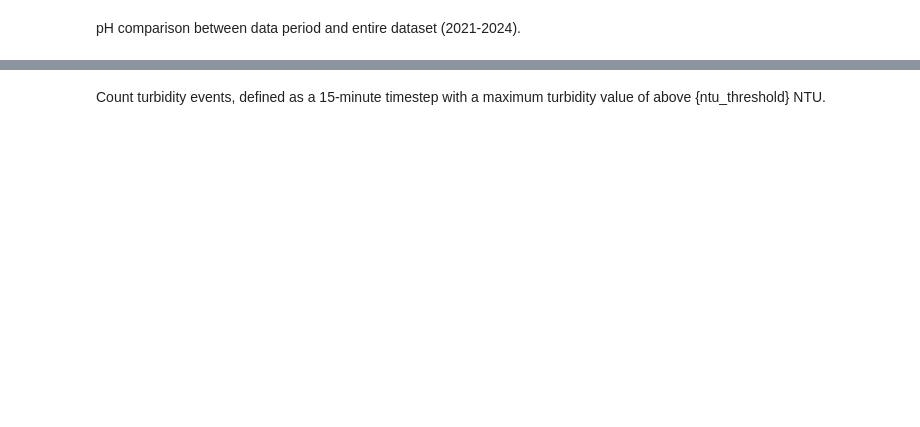
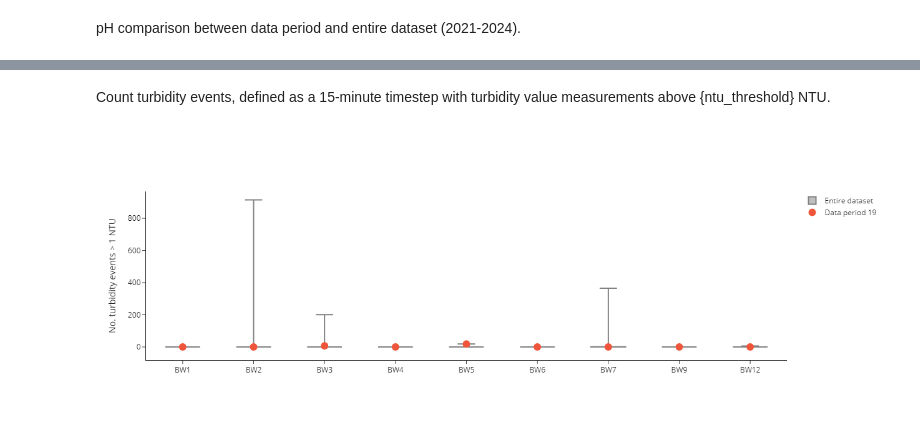
Before and after one commit to bradleywjenks/bayesian-wq-calibration, a Jupyter notebook: notebooks/01-data-period-features.ipynb, the cells around one changed output, grey strips where cells are left out. Drawn from its saved outputs; the diff is of its cells as text; code cells hidden in the pictures; blank space fills up the shorter version.

```diff
--- a/notebooks/01-data-period-features.ipynb
+++ b/notebooks/01-data-period-features.ipynb
@@ -344,2 +344,2 @@ fig.show()
 # %% [markdown]
-Count turbidity events, defined as a 15-minute timestep with a maximum turbidity value of above {ntu_threshold} NTU.
+Count turbidity events, defined as a 15-minute timestep with turbidity value measurements above {ntu_threshold} NTU.
@@ -350,0 +346,54 @@ Count turbidity events, defined as a 15-minute timestep with a maximum turbidity
+# %%
+ntu_threshold = 1
+turbidity_events = count_turbidity_events(threshold=ntu_threshold)
+ntu_dataset_stats = turbidity_events.groupby('bwfl_id')['num_events'].describe(percentiles=[.01, .10, .25, .50, .75, .90, .99])
+ntu_period_stats = turbidity_events[turbidity_events['data_period'] == data_period][['bwfl_id', 'num_events']]
+
+fig = go.Figure()
+
+for i, bwfl_id in enumerate(ntu_dataset_stats.index):
+    stats = ntu_dataset_stats.loc[bwfl_id]
+
+    if stats['count'] != 0:
+        fig.add_trace(go.Box(
+            x=[bwfl_id],
+            lowerfence=[stats['min']],
+            q1=[stats['25%']],
+            median=[stats['50%']],
+            q3=[stats['75%']],
+            upperfence=[stats['max']],
+            name='Entire dataset',
+            marker_color='grey',
+            boxpoints=False,
+            offsetgroup='dataset_stats',
+            showlegend=(i == 0)
+        ))
+
+fig.add_trace(go.Scatter(
+    y=ntu_period_stats['num_events'],
+    x=ntu_period_stats['bwfl_id'],
+    marker_color=default_colors[1],
+    marker=dict(color=default_colors[1], size=12),
+    mode="markers",
+    name=f'Data period {str(data_period).zfill(2)}',
+))
+
+fig.update_layout(
+    yaxis_title=f"No. turbidity events > {ntu_threshold} NTU",
+    xaxis_title='',
+    xaxis=dict(
+        tickmode='array',
+        tickvals=sorted(turbidity_events['bwfl_id'].unique(), key=lambda x: int(x[2:])),
+        ticktext=sorted(turbidity_events['bwfl_id'].unique(), key=lambda x: int(x[2:])),
+        categoryorder='array',
+        categoryarray=sorted(turbidity_events['bwfl_id'].unique(), key=lambda x: int(x[2:]))
+    ),
+    legend_title_text='',
+    template='simple_white',
+    boxmode='group',
+    height=450,
+)
+
+fig.show()
+# %% [output]
+[figure, added]
```
Also changed, not shown: parts of 11 cells of this notebook, 1 other file.
